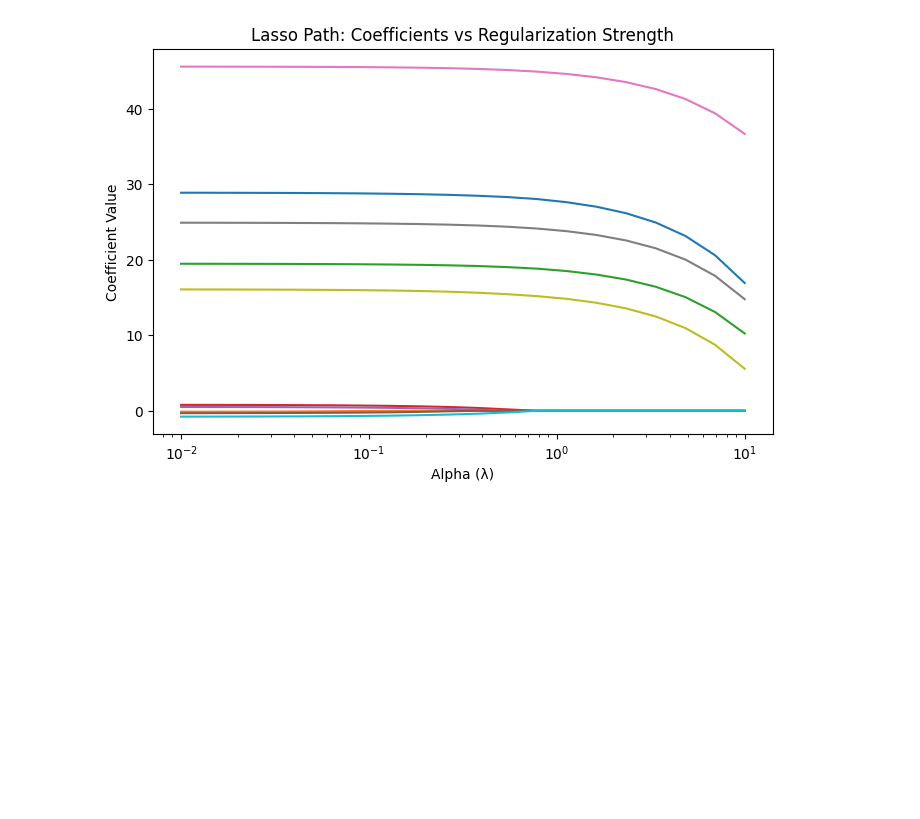
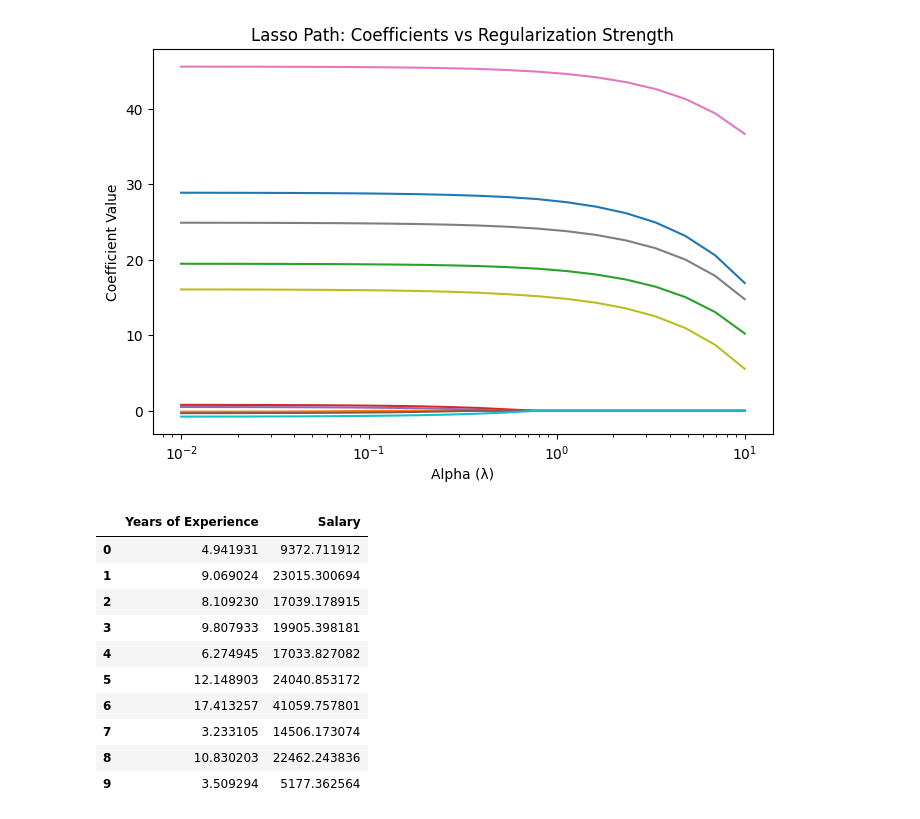
Before and after one commit to troyc03/sci-ml, a Jupyter notebook: prerequisites/ml_basics/lasso_regression.ipynb, the cells around one changed output. Drawn from its saved outputs; the diff is of its cells as text; code cells hidden in the pictures; blank space fills up the shorter version.

```diff
--- a/prerequisites/ml_basics/lasso_regression.ipynb
+++ b/prerequisites/ml_basics/lasso_regression.ipynb
@@ -78,0 +125,15 @@ plt.show()
+# %%
+df = pd.read_csv(r'C:\Users\Troy\Downloads\sci-ml\datasets\Experience-Salary.csv')
+df.head(10)
+# %% [output]
+|  | Years of Experience | Salary |
+| 0 | 4.941931 | 9372.711912 |
+| 1 | 9.069024 | 23015.300694 |
+| 2 | 8.109230 | 17039.178915 |
+| 3 | 9.807933 | 19905.398181 |
+| 4 | 6.274945 | 17033.827082 |
+| 5 | 12.148903 | 24040.853172 |
+| 6 | 17.413257 | 41059.757801 |
+| 7 | 3.233105 | 14506.173074 |
+| 8 | 10.830203 | 22462.243836 |
+| 9 | 3.509294 | 5177.362564 |
```
Also changed, not shown: parts of 4 cells of this notebook, 3 other files.
